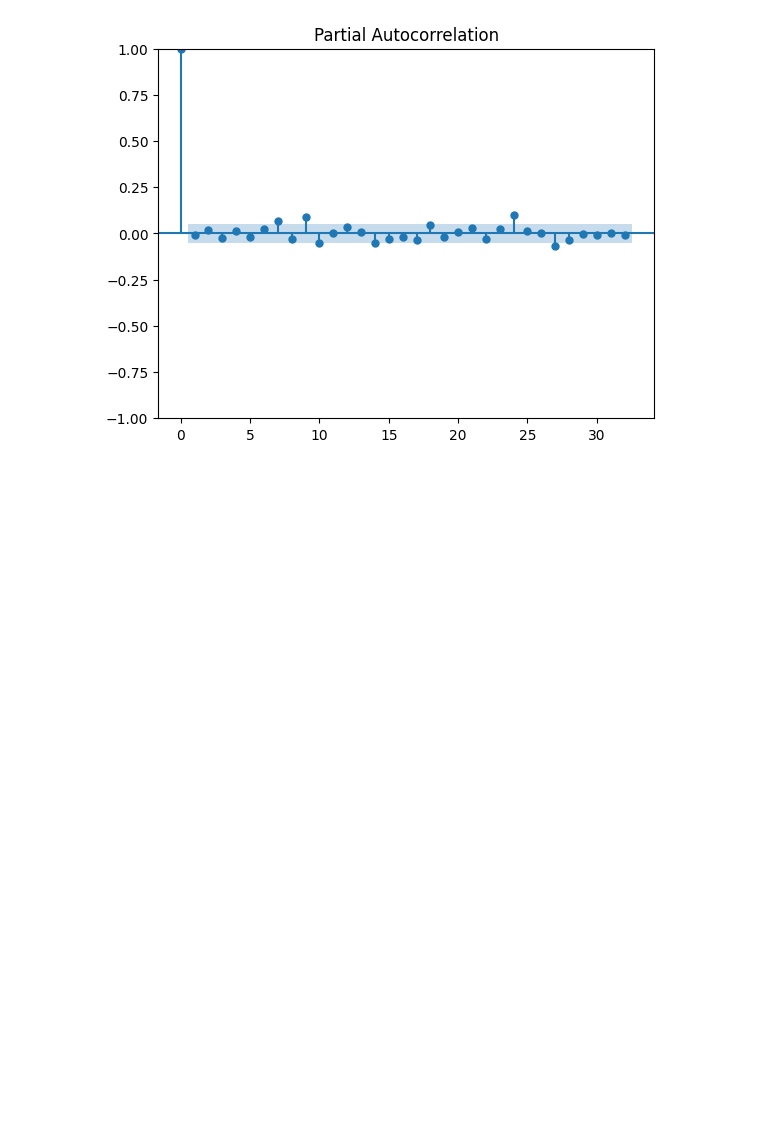
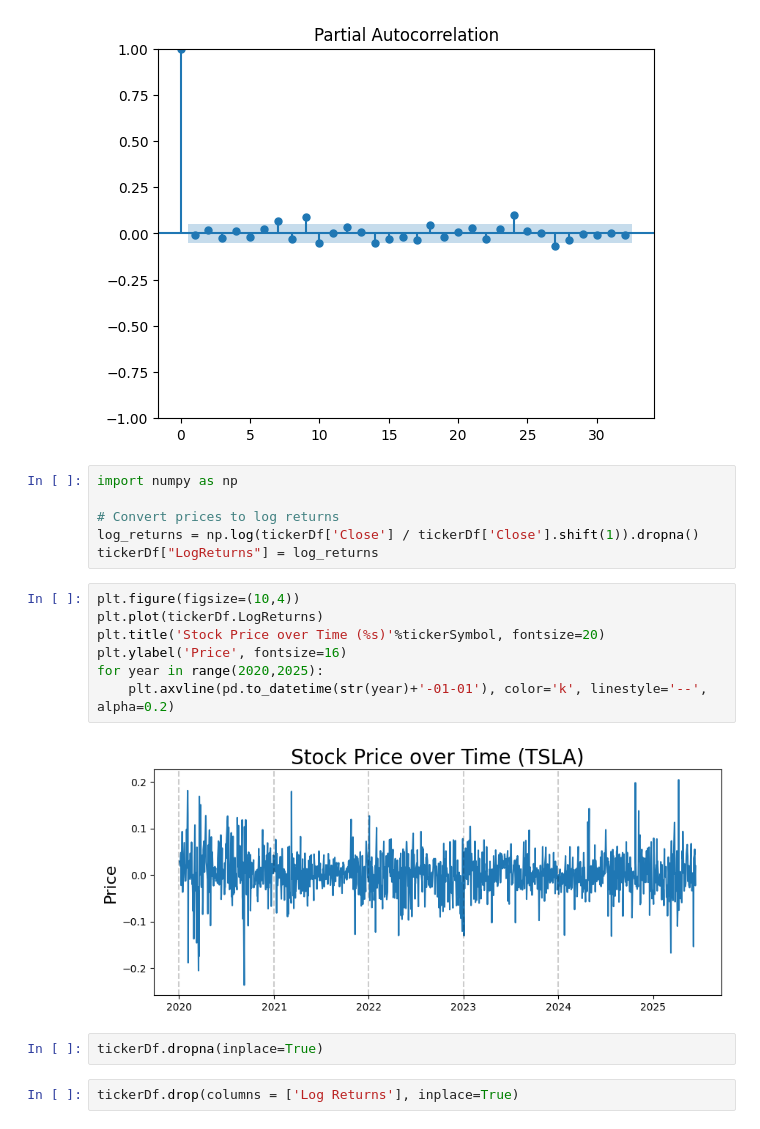
Before and after one commit to VinaySingh561/time-series-analysis, a Jupyter notebook: ACF_and_PACF.ipynb, the cells around one changed output. Drawn from its saved outputs; the diff is of its cells as text; blank space fills up the shorter version.

```diff
--- a/ACF_and_PACF.ipynb
+++ b/ACF_and_PACF.ipynb
@@ -164,3 +166,22 @@ acf_plot = plot_acf(tickerDf.FirstDiff)
 pacf_plot = plot_pacf(tickerDf.FirstDiff)
 # %% [output]
 [figure]
+# %%
+import numpy as np
+
+# Convert prices to log returns
+log_returns = np.log(tickerDf['Close'] / tickerDf['Close'].shift(1)).dropna()
+tickerDf["LogReturns"] = log_returns
+# %%
+plt.figure(figsize=(10,4))
+plt.plot(tickerDf.LogReturns)
+plt.title('Stock Price over Time (%s)'%tickerSymbol, fontsize=20)
+plt.ylabel('Price', fontsize=16)
+for year in range(2020,2025):
+    plt.axvline(pd.to_datetime(str(year)+'-01-01'), color='k', linestyle='--', alpha=0.2)
+# %% [output]
+[figure, added]
+# %%
+tickerDf.dropna(inplace=True)
+# %%
+tickerDf.drop(columns = ['Log Returns'], inplace=True)
```
Also changed, not shown: parts of 4 cells of this notebook.
